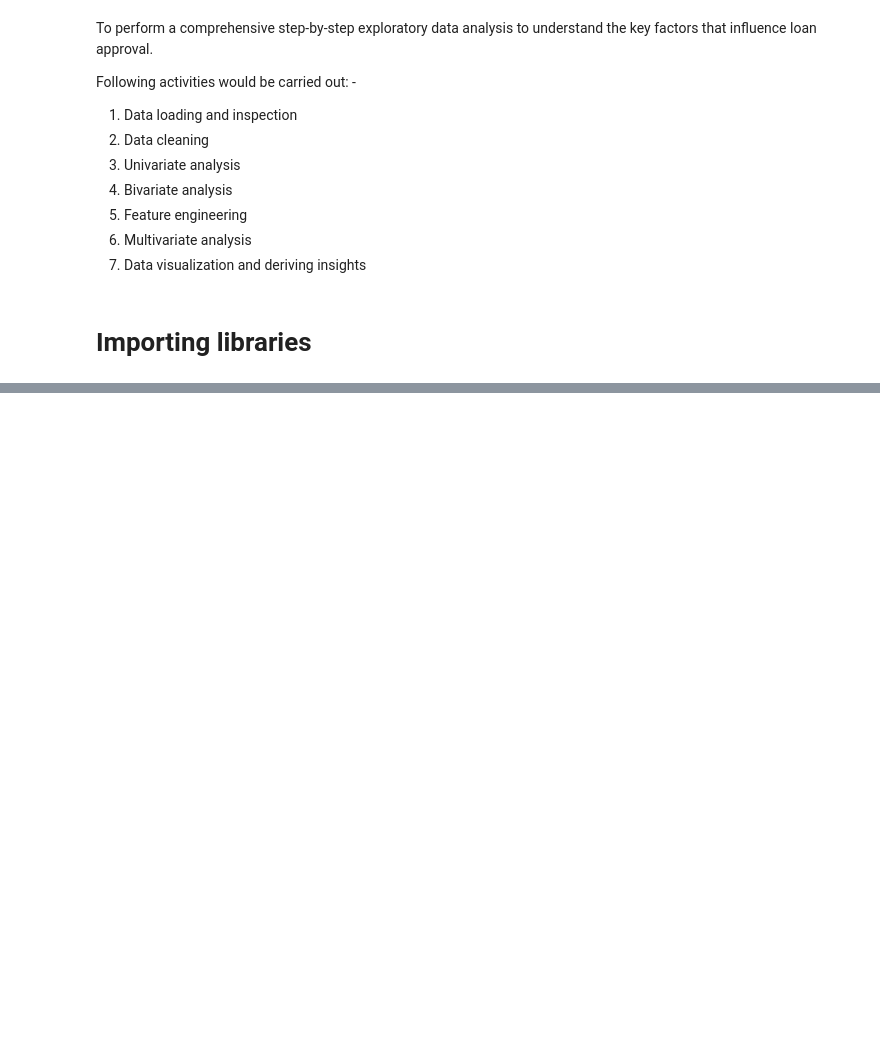
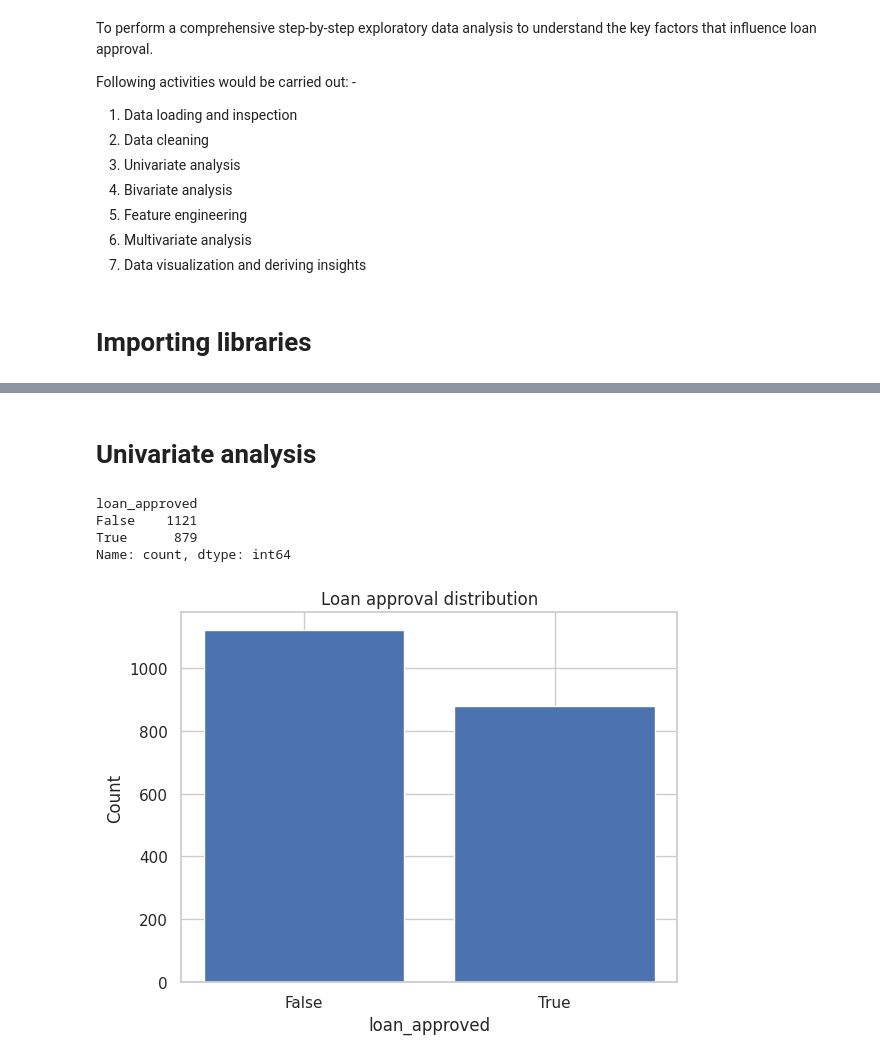
Before and after one commit to taruchit/OpenSourceProjects, a Jupyter notebook: data-storytelling-analyzing-loan-approval.ipynb, the cells around one changed output, grey strips where cells are left out. Drawn from its saved outputs; the diff is of its cells as text; code cells hidden in the pictures; blank space fills up the shorter version.

Commit message:
Kaggle Notebook | Data storytelling - Analyzing loan approval | Version 4

```diff
--- a/data-storytelling-analyzing-loan-approval.ipynb
+++ b/data-storytelling-analyzing-loan-approval.ipynb
@@ -23,0 +26,3 @@ sns.set(style="whitegrid")
+# %%
+df=pd.read_csv("/kaggle/input/loan-approval-dataset/loan_approval.csv")
+df.head()
@@ -23,0 +76,18 @@ sns.set(style="whitegrid")
+# %% [markdown]
+# Univariate analysis
+# %%
+df['loan_approved'].value_counts()
+# %% [output]
+loan_approved
+False    1121
+True      879
+Name: count, dtype: int64
+# %%
+value_counts = df['loan_approved'].value_counts()
+plt.bar(value_counts.index.astype(str), value_counts.values)
+plt.title("Loan approval distribution")
+plt.xlabel("loan_approved")
+plt.ylabel("Count")
+plt.show()
+# %% [output]
+[figure, added]
```
Also changed, not shown: parts of 6 cells of this notebook.
